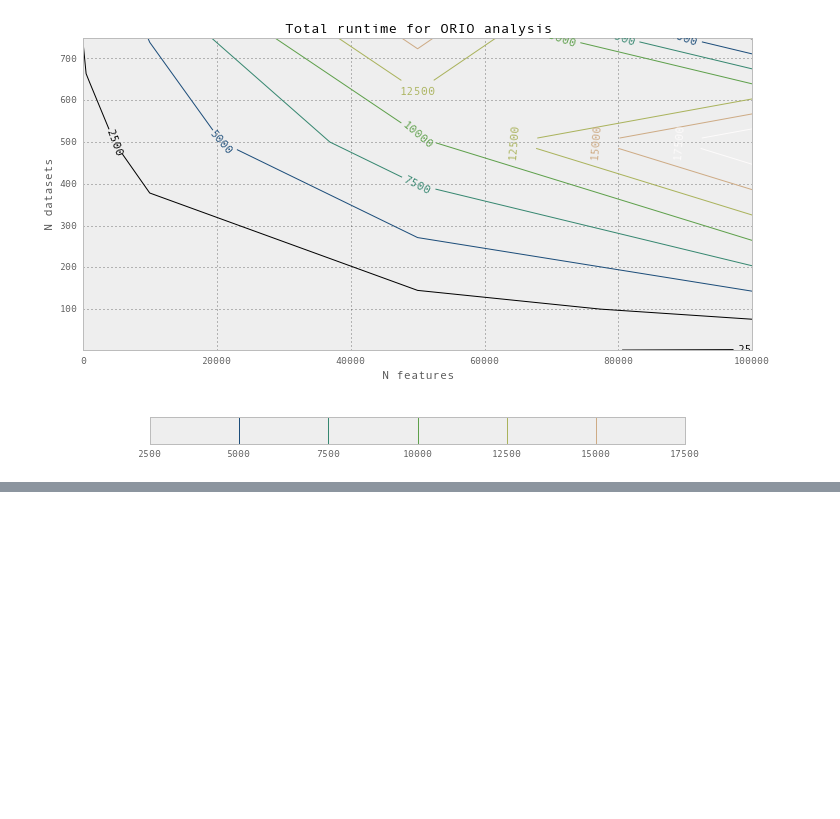
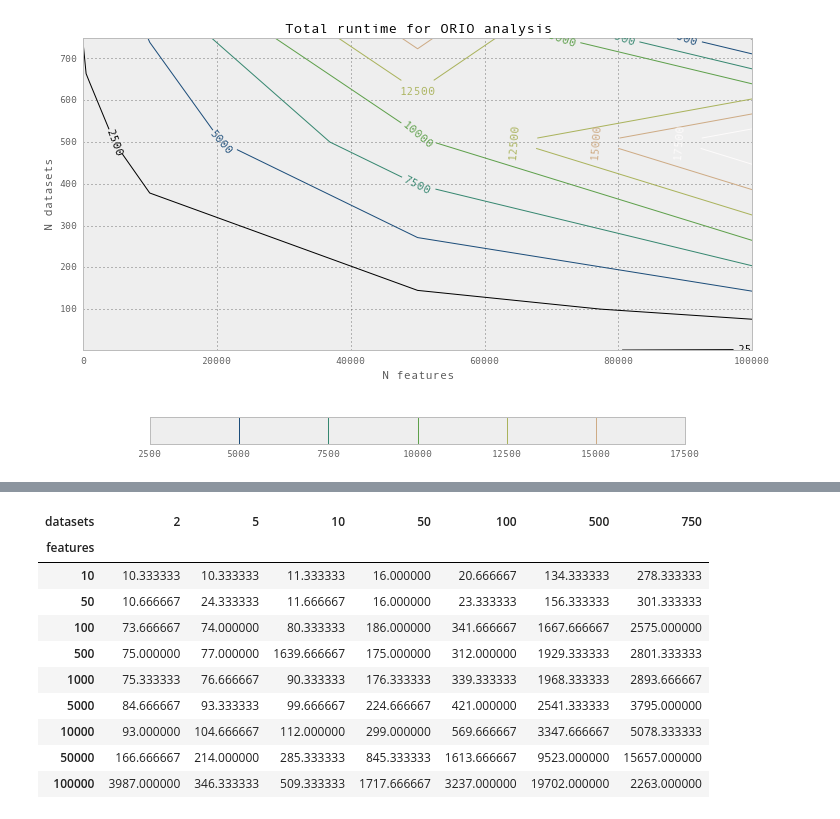
Before and after one commit to NIEHS/orio-web, a Jupyter notebook: notebooks/benchmarkPlotting.ipynb, the cells around one changed output, grey strips where cells are left out. Drawn from its saved outputs; the diff is of its cells as text; code cells hidden in the pictures; blank space fills up the shorter version.

```diff
--- a/notebooks/benchmarkPlotting.ipynb
+++ b/notebooks/benchmarkPlotting.ipynb
@@ -209,0 +212,5 @@ pd.DataFrame(res2.to_records()).to_csv('~/Desktop/foo.csv', index=False)
+# %%
+cf = df2[['features', 'datasets', 'seconds']]
+cf = cf.groupby(['features', 'datasets']).mean()
+cf.reset_index(inplace=True)
+cf.head()
@@ -209,0 +224,15 @@ pd.DataFrame(res2.to_records()).to_csv('~/Desktop/foo.csv', index=False)
+# %%
+cf2 = cf.pivot(index='features', columns='datasets', values='seconds')
+cf2
+# %% [output]
+| datasets | 2 | 5 | 10 | 50 | 100 | 500 | 750 |
+| features |  |  |  |  |  |  |  |
+| 10 | 10.333333 | 10.333333 | 11.333333 | 16.000000 | 20.666667 | 134.333333 | 278.333333 |
+| 50 | 10.666667 | 24.333333 | 11.666667 | 16.000000 | 23.333333 | 156.333333 | 301.333333 |
+| 100 | 73.666667 | 74.000000 | 80.333333 | 186.000000 | 341.666667 | 1667.666667 | 2575.000000 |
+| 500 | 75.000000 | 77.000000 | 1639.666667 | 175.000000 | 312.000000 | 1929.333333 | 2801.333333 |
+| 1000 | 75.333333 | 76.666667 | 90.333333 | 176.333333 | 339.333333 | 1968.333333 | 2893.666667 |
+| 5000 | 84.666667 | 93.333333 | 99.666667 | 224.666667 | 421.000000 | 2541.333333 | 3795.000000 |
+| 10000 | 93.000000 | 104.666667 | 112.000000 | 299.000000 | 569.666667 | 3347.666667 | 5078.333333 |
+| 50000 | 166.666667 | 214.000000 | 285.333333 | 845.333333 | 1613.666667 | 9523.000000 | 15657.000000 |
+| 100000 | 3987.000000 | 346.333333 | 509.333333 | 1717.666667 | 3237.000000 | 19702.000000 | 2263.000000 |
```
Also changed, not shown: parts of 4 cells of this notebook, 2 other files.
